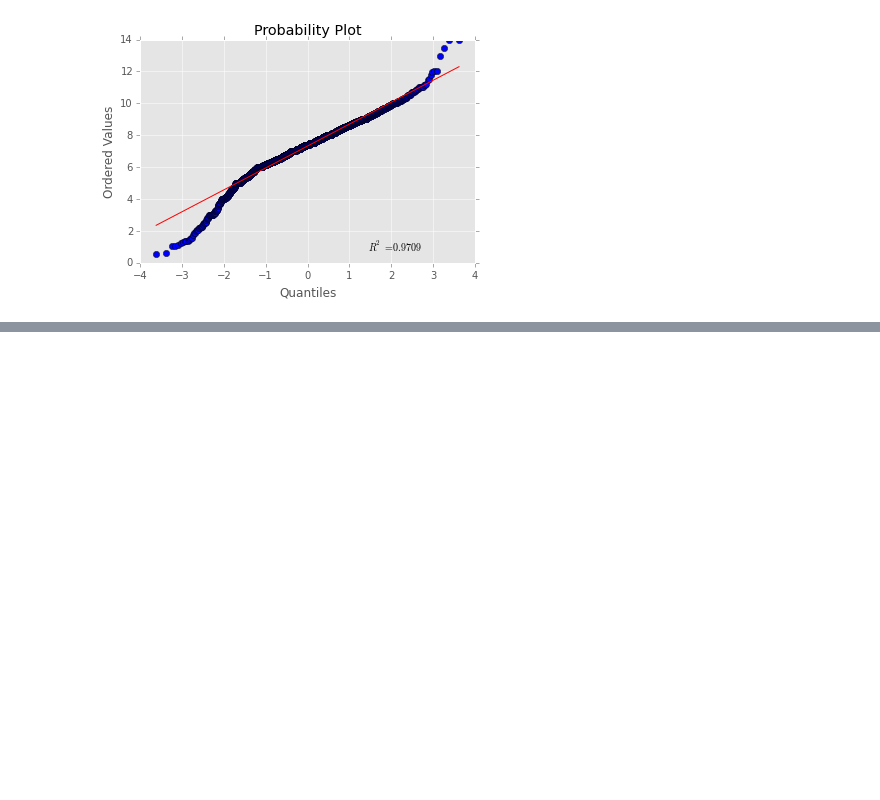
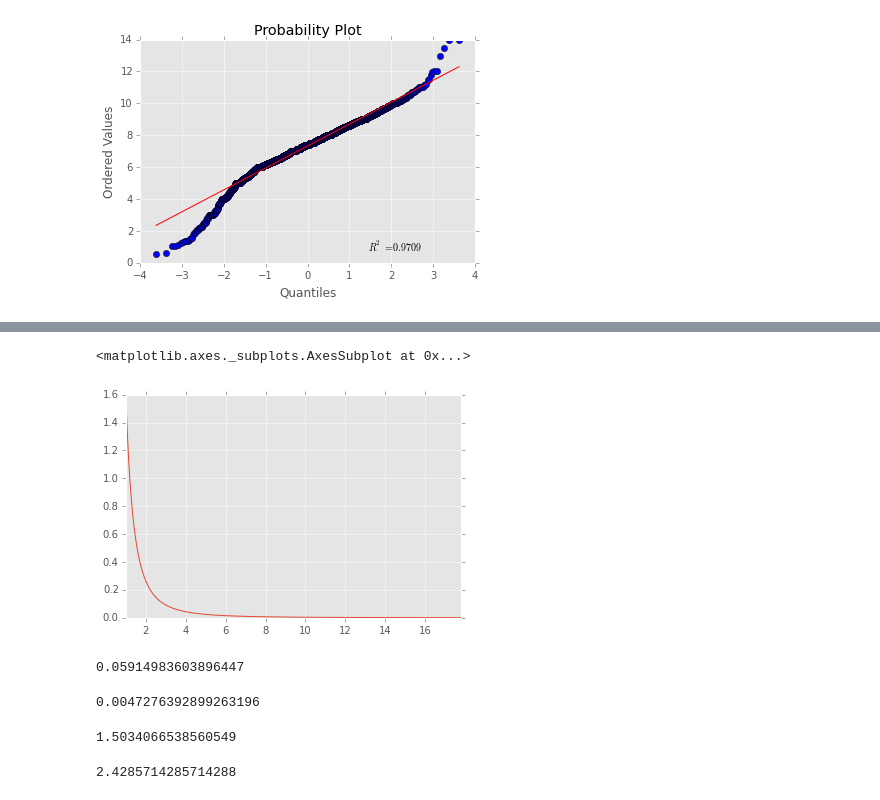
Before and after one commit to doolingdavid/ThinkStats2, a Jupyter notebook: code/notes.ipynb, the cells around one changed output, grey strips where cells are left out. Saved outputs shown, nothing was run; the diff lists cells and outputs as text; code cells hidden in the pictures; blank space fills up the shorter version.

```diff
--- a/code/notes.ipynb
+++ b/code/notes.ipynb
@@ -1771,0 +2182,33 @@ plt.show()
+# %%
+alpha = 1.6
+xmin = 1
+from scipy.stats import pareto
+x = np.linspace(pareto.ppf(0.01, b=alpha), pareto.ppf(0.99,b=alpha), 1000)
+# %%
+yo = pareto.pdf(x, b=alpha,scale=xmin)
+# %%
+duh = pd.Series(yo, index=x)
+# %%
+duh.plot()
+# %% [output]
+<matplotlib.axes._subplots.AxesSubplot at 0x...>
+[figure, added]
+# %%
+duh.mean()
+# %% [output]
+0.05914983603896447
+# %%
+duh.median()
+# %% [output]
+0.0047276392899263196
+# %%
+alpha = 1.7
+xmin = 1
+dist = scipy.stats.pareto(b=alpha, scale=xmin)
+dist.median()
+# %% [output]
+1.5034066538560549
+# %%
+dist.mean()
+# %% [output]
+2.4285714285714288
```
Also changed, not shown: parts of 19 cells of this notebook.
